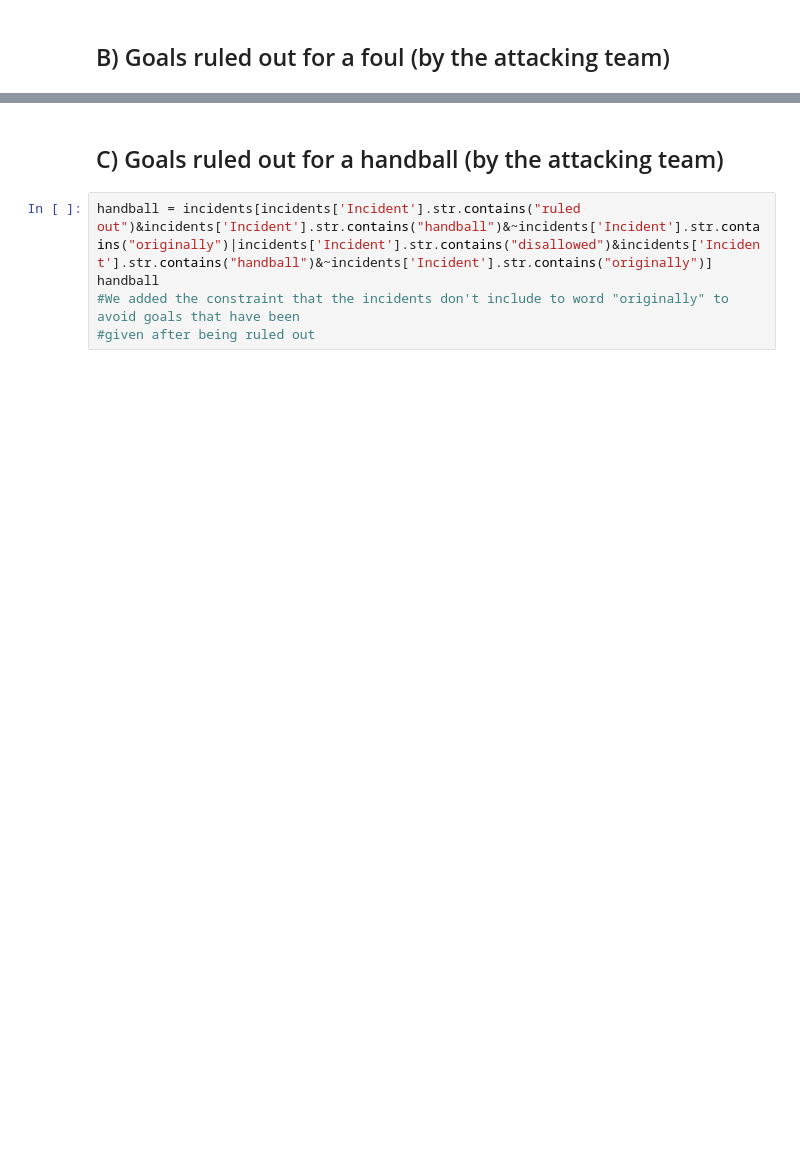
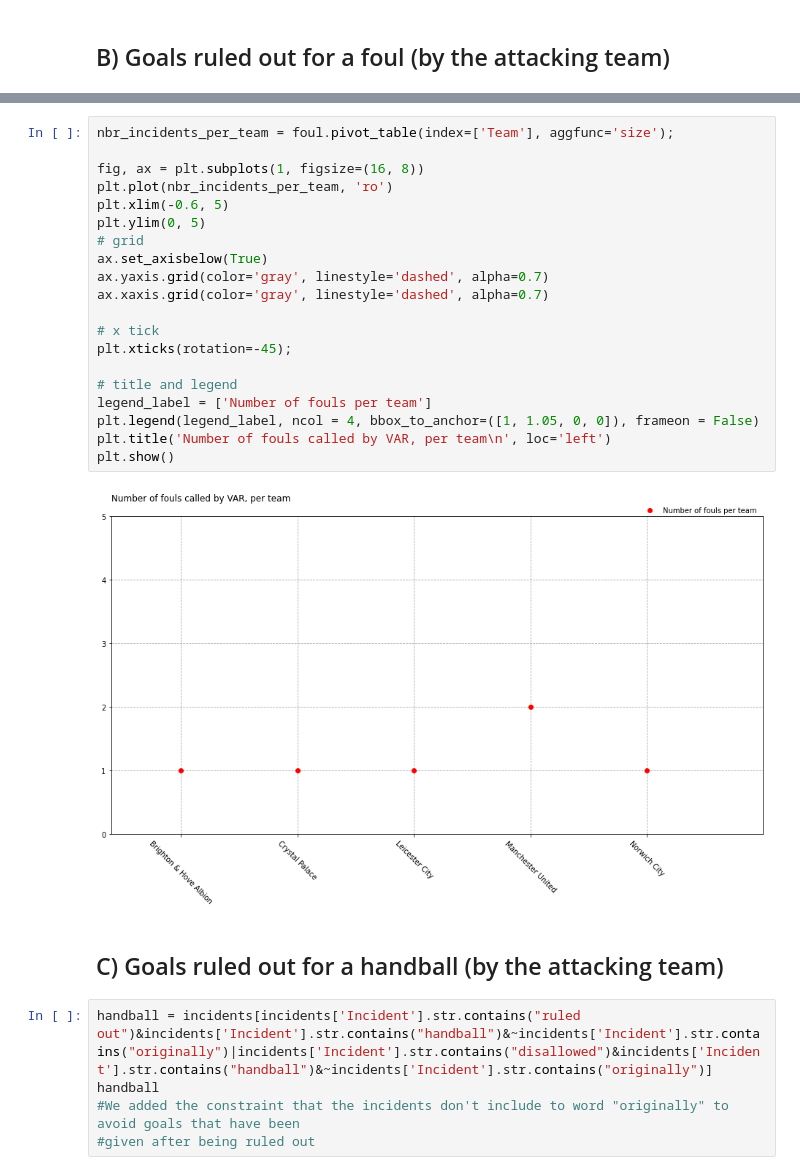
Before and after one commit to julelia/DataMadness, a Jupyter notebook: Data Madness.ipynb, the cells around one changed output, grey strips where cells are left out. Drawn from its saved outputs; the diff is of its cells as text; blank space fills up the shorter version.

```diff
--- a/Data Madness.ipynb
+++ b/Data Madness.ipynb
@@ -151,6 +173,28 @@ foul
 | 27 | Crystal Palace | Arsenal | Oct. 27 | A | sokratis goal disallowed for foul... | 83rd minute | FOR |
 | 75 | Leicester City | Burnley | Oct. 21 | H | jonny evans own goal ruled out du... | 80th minute | FOR |
 | 207 | Norwich City | Chelsea | Aug. 24 | H | chelsea goal for kurt zouma disal... | 77th minute | FOR |
+# %%
+nbr_incidents_per_team = foul.pivot_table(index=['Team'], aggfunc='size');
+
+fig, ax = plt.subplots(1, figsize=(16, 8))
+plt.plot(nbr_incidents_per_team, 'ro')
+plt.xlim(-0.6, 5)
+plt.ylim(0, 5)
+# grid
+ax.set_axisbelow(True)
+ax.yaxis.grid(color='gray', linestyle='dashed', alpha=0.7)
+ax.xaxis.grid(color='gray', linestyle='dashed', alpha=0.7)
+
+# x tick
+plt.xticks(rotation=-45);
+
+# title and legend
+legend_label = ['Number of fouls per team']
+plt.legend(legend_label, ncol = 4, bbox_to_anchor=([1, 1.05, 0, 0]), frameon = False)
+plt.title('Number of fouls called by VAR, per team\n', loc='left')
+plt.show()
+# %% [output]
+[figure, added]
 # %% [markdown]
 ## C) Goals ruled out for a handball (by the attacking team)
 # %%
```
Also changed, not shown: parts of 12 cells of this notebook.
